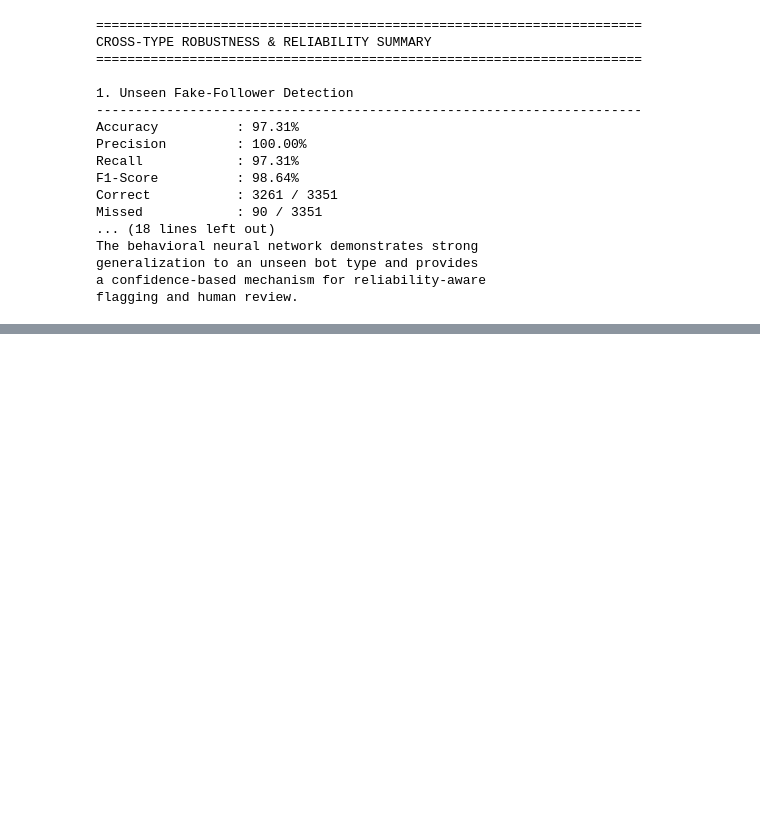
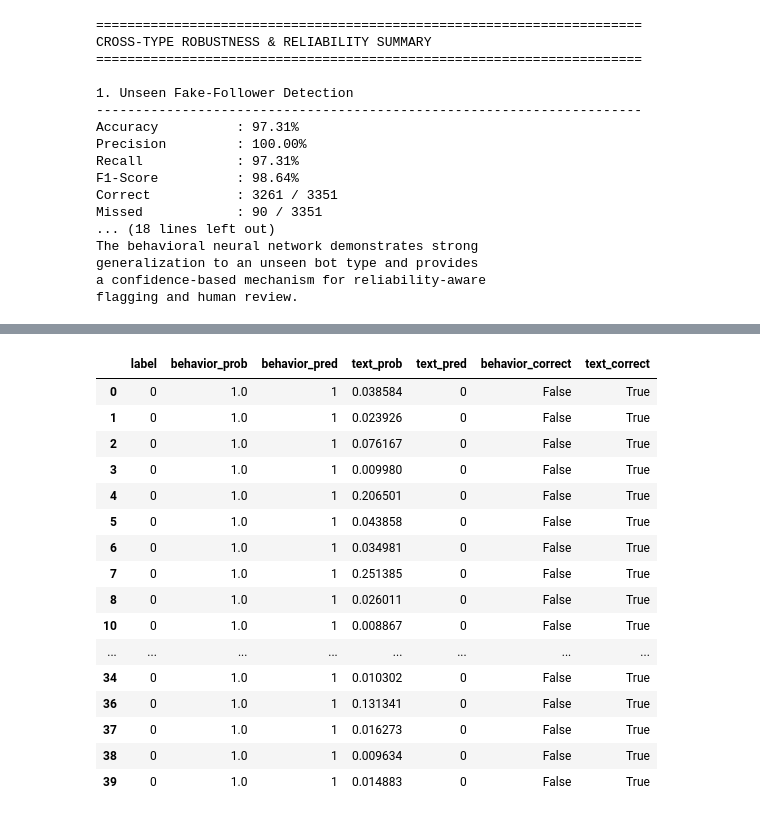
Before and after one commit to almasaji133-bytez/AI-BOT-DETECTION, a Jupyter notebook: notebooks/04_behavioral_neural_network.ipynb, the cells around one changed output, grey strips where cells are left out. Cells and saved outputs as stored; diff of their text form; code cells hidden in the pictures; blank space fills up the shorter version.

Commit message:
Complete bot detection robustness and explainability analysis

```diff
--- a/notebooks/04_behavioral_neural_network.ipynb
+++ b/notebooks/04_behavioral_neural_network.ipynb
@@ -2313,0 +4888,18 @@ flagging and human review.
+# %%
+# Generate behavioral probabilities on the LOBO validation set
+
+behavior_lobo_val_prob = lobo_behavior_nn_v2.predict(
+    X_lobo_val,
+    verbose=0
+).flatten()
+
+behavior_lobo_test_prob = lobo_behavior_nn_v2.predict(
+    X_lobo_test,
+    verbose=0
+).flatten()
+
+print("Behavior LOBO validation:", behavior_lobo_val_prob.shape)
+print("Text LOBO validation:", text_val_prob.shape)
+
+print("Behavior LOBO test:", behavior_lobo_test_prob.shape)
+print("Text LOBO test:", text_test_prob.shape)
@@ -2313,0 +10003,51 @@ flagging and human review.
+# %%
+# ============================================================
+# DISAGREEMENT CASES
+# ============================================================
+
+disagreement = comparison[
+    comparison["behavior_pred"] != comparison["text_pred"]
+].copy()
+
+behavior_correct_text_wrong = (
+    disagreement["behavior_correct"] &
+    ~disagreement["text_correct"]
+).sum()
+
+behavior_wrong_text_correct = (
+    ~disagreement["behavior_correct"] &
+    disagreement["text_correct"]
+).sum()
+
+both_wrong = (
+    ~disagreement["behavior_correct"] &
+    ~disagreement["text_correct"]
+).sum()
+
+print("================================================")
+print("DISAGREEMENT ANALYSIS")
+print("================================================")
+
+print("Total disagreement:", len(disagreement))
+print()
+print("Behavior correct / Text wrong:",
+      behavior_correct_text_wrong)
+print("Behavior wrong / Text correct:",
+      behavior_wrong_text_correct)
+print("Both wrong:", both_wrong)
+
+print("\nDetailed disagreement table:")
+display(
+    disagreement[
+        [
+            "label",
+            "behavior_prob",
+            "behavior_pred",
+            "text_prob",
+            "text_pred",
+            "behavior_correct",
+            "text_correct"
+        ]
+    ].head(30)
+)
+# %% [output]
@@ -2313,0 +10064,17 @@ flagging and human review.
+|  | label | behavior_prob | behavior_pred | text_prob | text_pred | behavior_correct | text_correct |
+| 0 | 0 | 1.0 | 1 | 0.038584 | 0 | False | True |
+| 1 | 0 | 1.0 | 1 | 0.023926 | 0 | False | True |
+| 2 | 0 | 1.0 | 1 | 0.076167 | 0 | False | True |
+| 3 | 0 | 1.0 | 1 | 0.009980 | 0 | False | True |
+| 4 | 0 | 1.0 | 1 | 0.206501 | 0 | False | True |
+| 5 | 0 | 1.0 | 1 | 0.043858 | 0 | False | True |
+| 6 | 0 | 1.0 | 1 | 0.034981 | 0 | False | True |
+| 7 | 0 | 1.0 | 1 | 0.251385 | 0 | False | True |
+| 8 | 0 | 1.0 | 1 | 0.026011 | 0 | False | True |
+| 10 | 0 | 1.0 | 1 | 0.008867 | 0 | False | True |
+| ... | ... | ... | ... | ... | ... | ... | ... |
+| 34 | 0 | 1.0 | 1 | 0.010302 | 0 | False | True |
+| 36 | 0 | 1.0 | 1 | 0.131341 | 0 | False | True |
+| 37 | 0 | 1.0 | 1 | 0.016273 | 0 | False | True |
+| 38 | 0 | 1.0 | 1 | 0.009634 | 0 | False | True |
+| 39 | 0 | 1.0 | 1 | 0.014883 | 0 | False | True |
```
Also changed, not shown: parts of 305 cells of this notebook, 16 other files.
